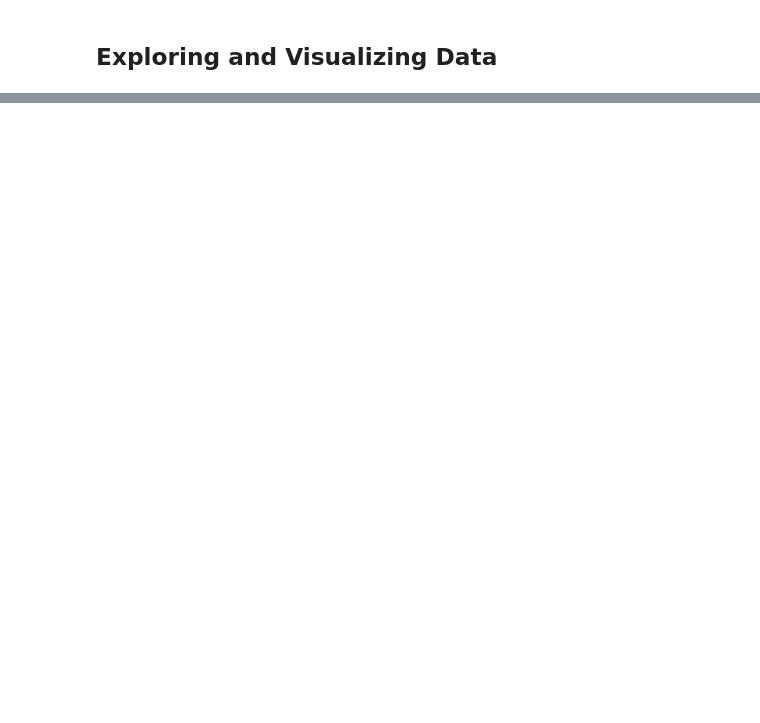
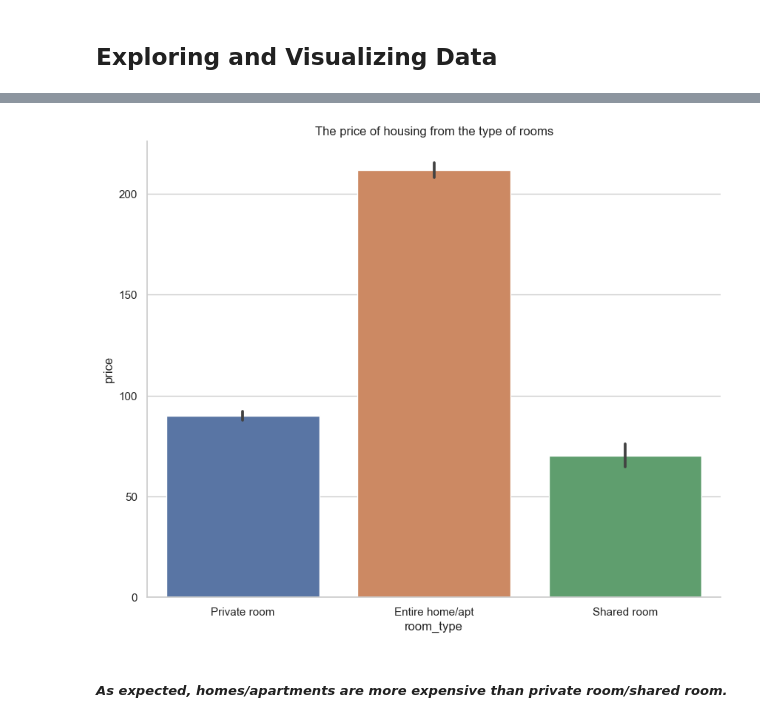
Before and after one commit to BernartGuddiny/eda_and_prediction_on_nys_airbnb, a Jupyter notebook: project.ipynb, the cells around one changed output, grey strips where cells are left out. Drawn from its saved outputs; the diff is of its cells as text; code cells hidden in the pictures; blank space fills up the shorter version.

```diff
--- a/project.ipynb
+++ b/project.ipynb
@@ -139,0 +226,11 @@ airbnb[["price", "minimum_nights", "number_of_reviews", "reviews_per_month", "ca
+# %%
+# Drawing the price of housing from the type of rooms
+ax = sns.barplot(data=airbnb
+                , x='room_type'
+                , y='price')
+ax.set(title='The price of housing from the type of rooms')
+sns.despine()
+# %% [output]
+[figure, added]
+# %% [markdown]
+##### *As expected, homes/apartments are more expensive than private room/shared room.*
```
Also changed, not shown: parts of 28 cells of this notebook, 1 other file.
